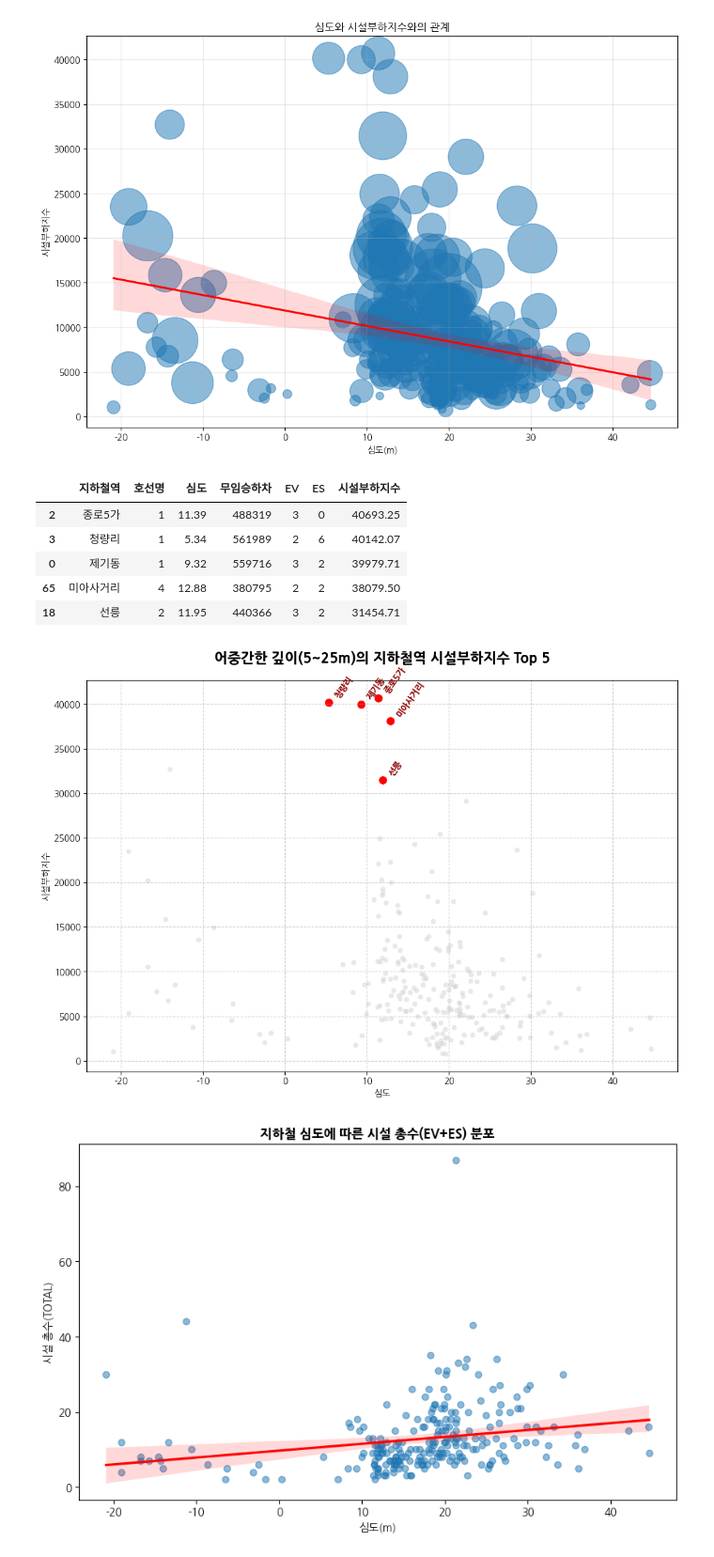
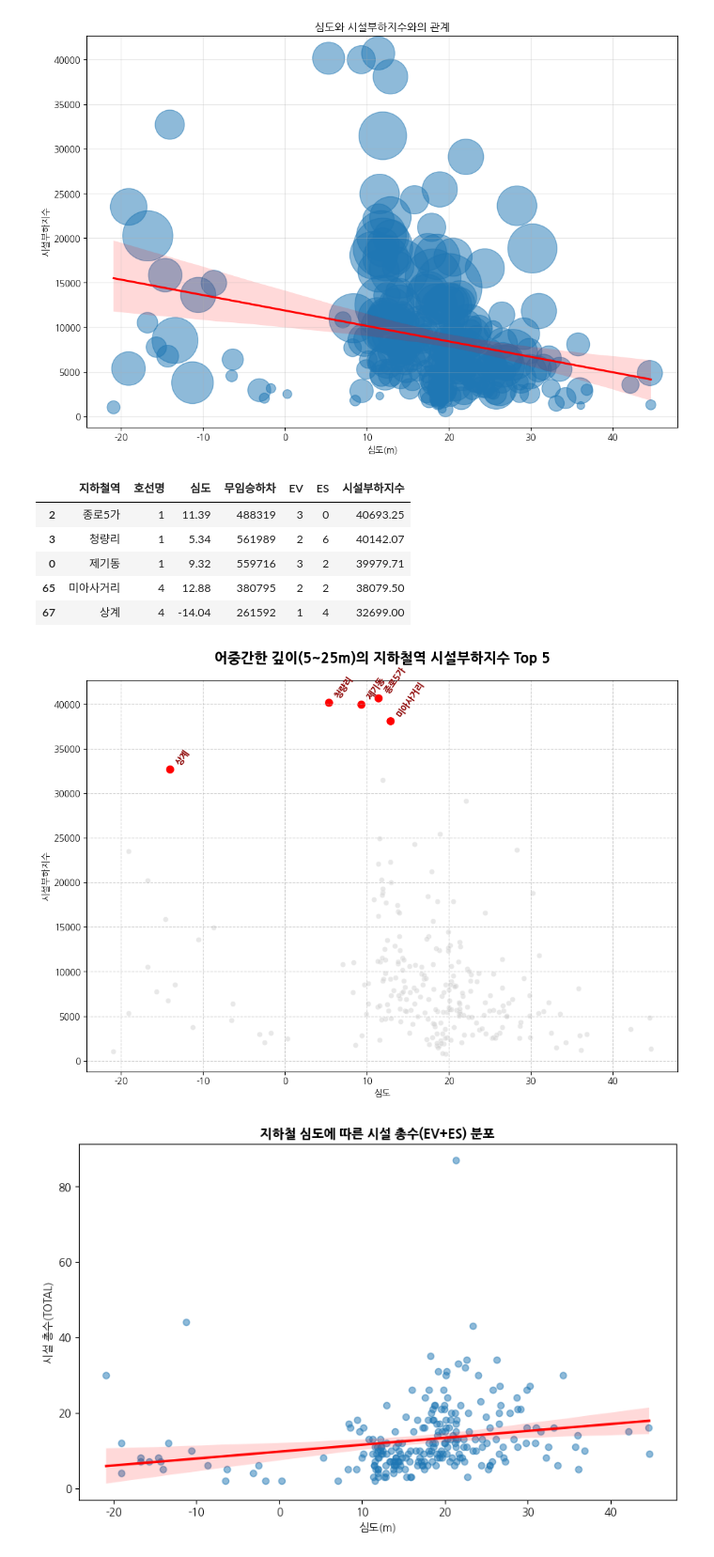
Before and after one commit to JsunXCIX/sprint-p1-basic, a Jupyter notebook: notebooks/team/jsun_analysis_depth_impact.ipynb, the cells around one changed output. Shown at 94% size. Drawn from its saved outputs; the diff is of its cells as text; code cells hidden in the pictures.

Commit message:
fixed : middle_depth_df -> df_final_fixed 로 수정

```diff
--- a/notebooks/team/jsun_analysis_depth_impact.ipynb
+++ b/notebooks/team/jsun_analysis_depth_impact.ipynb
@@ -289,16 +289,16 @@ plt.show()
 # %% [output]
 [figure]
 # %%
-high_load_targets = middle_depth_df.nlargest(5, '시설부하지수')
+high_load_targets = df_final_fixed.nlargest(5, '시설부하지수')
 
 display(high_load_targets[['지하철역', '호선명', '심도', '무임승하차', 'EV', 'ES', '시설부하지수']])
 # %% [output]
 |  | 지하철역 | 호선명 | 심도 | 무임승하차 | EV | ES | 시설부하지수 |
 | 2 | 종로5가 | 1 | 11.39 | 488319 | 3 | 0 | 40693.25 |
 | 3 | 청량리 | 1 | 5.34 | 561989 | 2 | 6 | 40142.07 |
 | 0 | 제기동 | 1 | 9.32 | 559716 | 3 | 2 | 39979.71 |
 | 65 | 미아사거리 | 4 | 12.88 | 380795 | 2 | 2 | 38079.50 |
-| 18 | 선릉 | 2 | 11.95 | 440366 | 3 | 2 | 31454.71 |
+| 67 | 상계 | 4 | -14.04 | 261592 | 1 | 4 | 32699.00 |
 # %%
 # 어중간한 깊이의 지하철역 시설부하지수 Top 5 보여주는 시각화
 plt.figure(figsize=(12, 8))
@@ -327,7 +327,7 @@ plt.title('어중간한 깊이(5~25m)의 지하철역 시설부하지수 Top 5',
 plt.grid(True, linestyle='--', alpha=0.6)
 plt.show()
 # %% [output]
-[figure, old version]
+[figure, new version]
 # %%
 # 심도와 시설수의 관계를 나타낸 시각화
 plt.figure(figsize=(10, 6))
```
Also changed, not shown: parts of 1 cell of this notebook.
